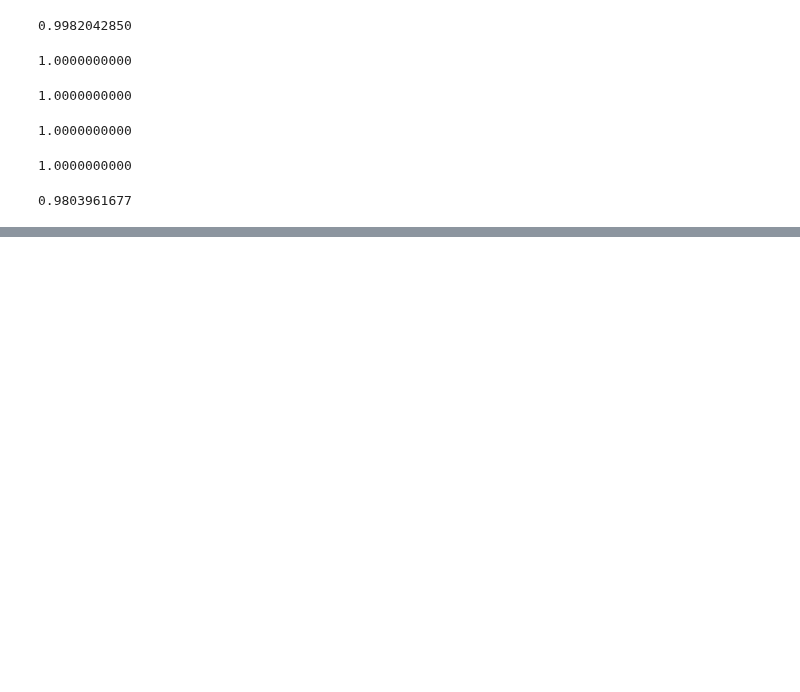
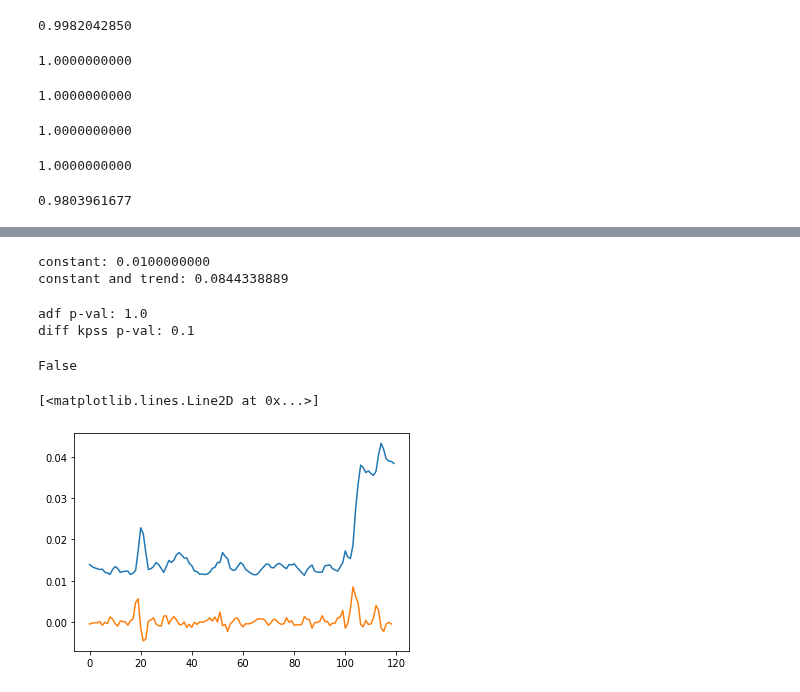
Before and after one commit to ai4sre/meltria-analyzer, a Jupyter notebook: notebooks/liner_trend.ipynb, the cells around one changed output, grey strips where cells are left out. Cells and saved outputs as stored; diff of their text form; code cells hidden in the pictures; blank space fills up the shorter version.

Commit message:
notebooks: try kpss-test, ljungbox-test, trend-test, homogeneity-test, variance

```diff
--- a/notebooks/liner_trend.ipynb
+++ b/notebooks/liner_trend.ipynb
@@ -54,0 +88,34 @@ np.diff(series)
+# %%
+import statsmodels.api as sm
+print(f"constant: {sm.tsa.kpss(series, regression='c', nlags=1)[1]:.10f}") # p_value
+print(f"constant and trend: {sm.tsa.kpss(series, regression='ct', nlags=1)[1]:.10f}") # p_value
+# %% [output]
+constant: 0.0100000000
+constant and trend: 0.0844338889
+# %%
+def is_unstational_series(series: np.ndarray,
+                          alpha: float,
+                          regression: str = 'c',
+                          maxlag: int = None,
+                          autolag: str = None) -> bool:
+    pvalue: float = adfuller(x=series, regression=regression, maxlag=maxlag, autolag=autolag)[1]
+    print(f"adf p-val: {pvalue}")
+    if not np.isnan(pvalue) and pvalue >= alpha:
+        pvalue2: float = sm.tsa.kpss(x=np.diff(series), regression=regression, nlags=maxlag)[1]
+        print(f"diff kpss p-val: {pvalue2}")
+        if not np.isnan(pvalue2) and pvalue2 < alpha:
+            return True
+    return False
+
+is_unstational_series(series, regression='ct', alpha=0.01)
+# %% [output]
+adf p-val: 1.0
+diff kpss p-val: 0.1
+False
+# %%
+unstational_series = data_df['s-front-end_latency'].to_numpy()
+plt.plot(unstational_series)
+plt.plot(np.diff(unstational_series))
+# %% [output]
+[<matplotlib.lines.Line2D at 0x...>]
+[figure, added]
```
Also changed, not shown: parts of 24 cells of this notebook.
